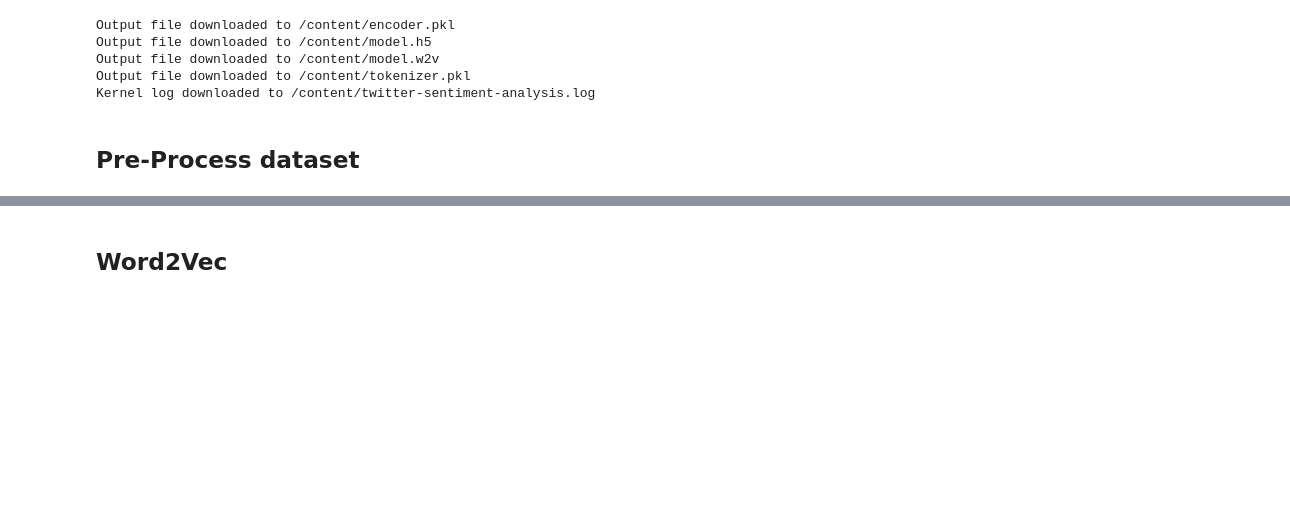
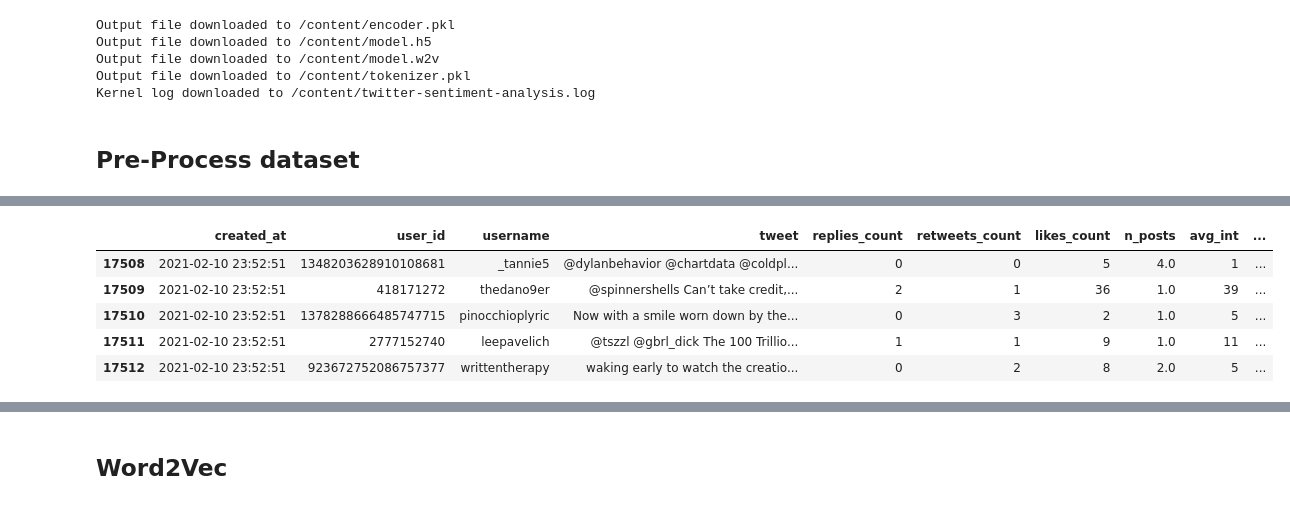
Before and after one commit to FatemeFarhang/data-science, a Jupyter notebook: Task_03.ipynb, the cells around one changed output, grey strips where cells are left out. Saved outputs shown, nothing was run; the diff lists cells and outputs as text; code cells hidden in the pictures; blank space fills up the shorter version.

```diff
--- a/Task_03.ipynb
+++ b/Task_03.ipynb
@@ -183,0 +211,3 @@ Wall time: 102 ms
+# %%
+model = keras.models.load_model('model.h5')
+model.summary()
@@ -183,0 +265,9 @@ Wall time: 102 ms
+# %%
+df.tail()
+# %% [output]
+|  | created_at | user_id | username | tweet | replies_count | retweets_count | likes_count | n_posts | avg_int | ... |
+| 17508 | 2021-02-10 23:52:51 | 1348203628910108681 | _tannie5 | @dylanbehavior @chartdata @coldpl... | 0 | 0 | 5 | 4.0 | 1 | ... |
+| 17509 | 2021-02-10 23:52:51 | 418171272 | thedano9er | @spinnershells Can’t take credit,... | 2 | 1 | 36 | 1.0 | 39 | ... |
+| 17510 | 2021-02-10 23:52:51 | 1378288666485747715 | pinocchioplyric | Now with a smile worn down by the... | 0 | 3 | 2 | 1.0 | 5 | ... |
+| 17511 | 2021-02-10 23:52:51 | 2777152740 | leepavelich | @tszzl @gbrl_dick The 100 Trillio... | 1 | 1 | 9 | 1.0 | 11 | ... |
+| 17512 | 2021-02-10 23:52:51 | 923672752086757377 | writtentherapy | waking early to watch the creatio... | 0 | 2 | 8 | 2.0 | 5 | ... |
```
Also changed, not shown: parts of 26 cells of this notebook.
